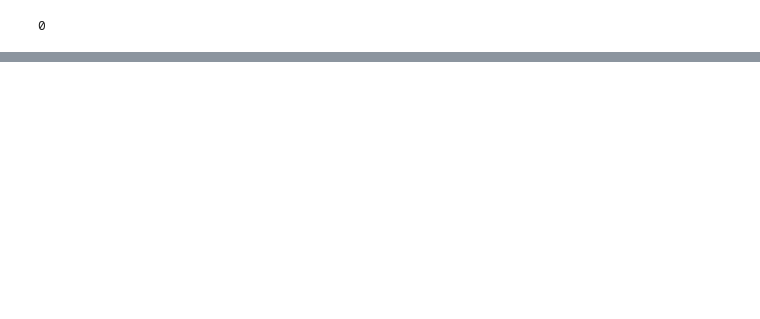
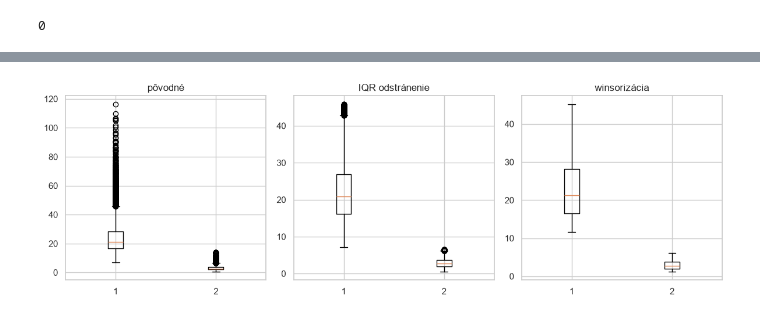
Before and after one commit to Walorean/Iau_project, a Jupyter notebook: test.ipynb, the cells around one changed output, grey strips where cells are left out. Cells and saved outputs as stored; diff of their text form; code cells hidden in the pictures; blank space fills up the shorter version.

```diff
--- a/test.ipynb
+++ b/test.ipynb
@@ -929,0 +1125,9 @@ data_3.to_csv("./data/Ciste_data/data_3_clean.csv")
+# %%
+data_2["oil_temp"] = data_2["oil_temp"].replace(-999, np.nan)
+data_2["curr_motor"] = data_2["curr_motor"].replace(99, np.nan)
+data_2["dp_filter"] = data_2["dp_filter"].replace(120, np.nan)
+# %%
+sensors = ["curr_motor", "dp_filter", "oil_temp", "press_reserv", "rms_vibration", "flow", "dis_dewp"]
+agg = {c: "mean" for c in sensors} | {"fail": "max"}
+data_2 = data_2.groupby(["id_unit", "cycle_ts"], as_index=False).agg(agg)
+print(len(data_2))
@@ -929,0 +1152,8 @@ data_3.to_csv("./data/Ciste_data/data_3_clean.csv")
+# %%
+na_cols = ["curr_motor", "dp_filter", "oil_temp"]
+
+for c in na_cols:
+    data_2[f"{c}_missing"] = data_2[c].isna()
+    data_2[c] = data_2[c].fillna(data_2[c].median())
+
+print(data_2.isna().sum().sum())
@@ -929,0 +1185,21 @@ data_3.to_csv("./data/Ciste_data/data_3_clean.csv")
+# %%
+cols = ["curr_motor", "dp_filter", "oil_temp", "press_reserv", "rms_vibration", "flow", "dis_dewp"]
+
+def iqr_mask(s, k=1.5):
+    q1, q3 = s.quantile([0.25, 0.75])
+    iqr = q3 - q1
+    return (s < q1 - k * iqr) | (s > q3 + k * iqr)
+
+out = data_2[cols].apply(iqr_mask)
+print(out.sum())
+
+data_2_removed = data_2[~out.any(axis=1)]
+print(len(data_2), "->", len(data_2_removed))
+print("fail:", data_2["fail"].sum(), "->", data_2_removed["fail"].sum())
+
+data_2_wins = data_2.copy()
+for c in cols:
+    lo, hi = data_2[c].quantile([0.05, 0.95])
+    data_2_wins[c] = data_2[c].clip(lo, hi)
+
+print(data_2_wins[cols].describe().round(2))
@@ -929,0 +1226,9 @@ data_3.to_csv("./data/Ciste_data/data_3_clean.csv")
+# %%
+import matplotlib.pyplot as plt
+fig, ax = plt.subplots(1, 3, figsize=(12, 4))
+for a, (d, t) in zip(ax, [(data_2, "pôvodné"), (data_2_removed, "IQR odstránenie"), (data_2_wins, "winsorizácia")]):
+    a.boxplot([d["dp_filter"], d["rms_vibration"]], label=["dp_filter", "rms_vibration"])
+    a.set_title(t)
+plt.tight_layout(); plt.show()
+# %% [output]
+[figure, added]
```
Also changed, not shown: parts of 54 cells of this notebook.
